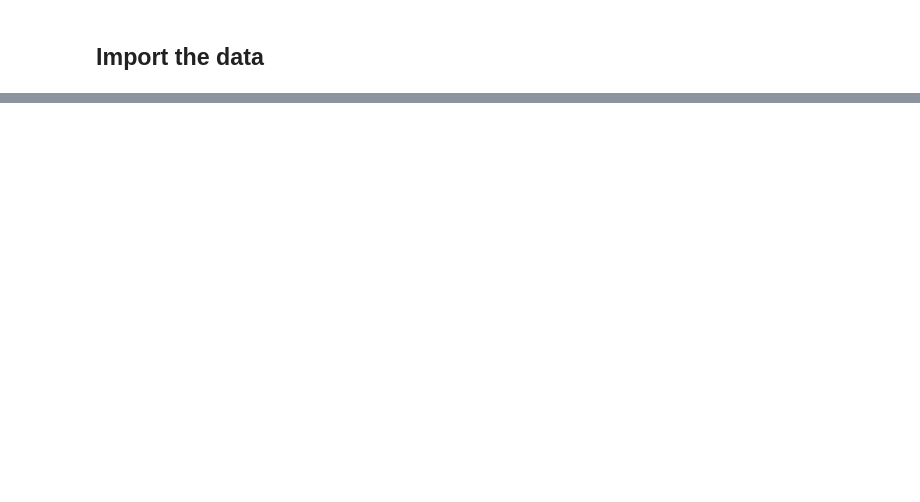
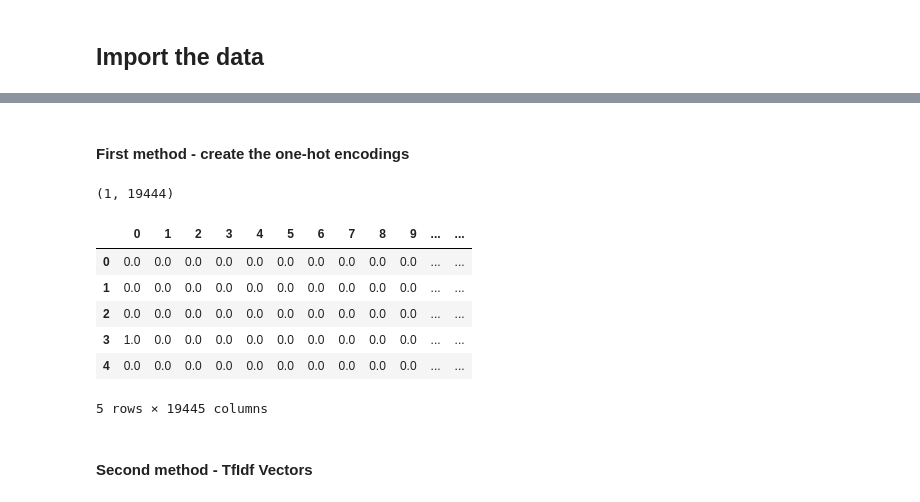
Before and after one commit to yuvaltimen/AuthorshipAttribution, a Jupyter notebook: authorship_attribution.ipynb, the cells around one changed output, grey strips where cells are left out. Saved outputs shown, nothing was run; the diff lists cells and outputs as text; code cells hidden in the pictures; blank space fills up the shorter version.

```diff
--- a/authorship_attribution.ipynb
+++ b/authorship_attribution.ipynb
@@ -103,2 +207,9 @@ def clean_data(data):
 
     return output
+# %%
+# Convert all of our data into cleaned lines
+browning_cleaned = clean_data(data_browning)
+churchill_cleaned = clean_data(data_churchill)
+longfellow_cleaned = clean_data(data_longfellow)
+shakespeare_cleaned = clean_data(data_shakespeare)
+shelley_cleaned = clean_data(data_shelley)
@@ -104,0 +367,2 @@ def clean_data(data):
+# %% [markdown]
+#### First method - create the one-hot encodings
@@ -104,0 +435,49 @@ def clean_data(data):
+# %%
+# Convert the one-hot encoded list of lists into a single encoded list
+browning_encoded = consolidate_encodings(browning_onehot)
+churchill_encoded = consolidate_encodings(churchill_onehot)
+longfellow_encoded = consolidate_encodings(longfellow_onehot)
+shakespeare_encoded = consolidate_encodings(shakespeare_onehot)
+shelley_encoded = consolidate_encodings(shelley_onehot)
+print(shelley_encoded[0].shape)
+# %% [output]
+(1, 19444)
+# %%
+# We split the data into X (matrix: (n_samples, n_features))
+# and y: (n_samples, 1).
+
+label_mapping = {
+    'browning': 1,
+    'churchill': 2,
+    'longfellow': 3,
+    'shakespeare': 4,
+    'shelley': 5
+}
+
+encoded_data = np.array(browning_encoded
+                + churchill_encoded
+                + longfellow_encoded
+                + shakespeare_encoded
+                + shelley_encoded)
+
+encoded_data = encoded_data.reshape(encoded_data.shape[0], encoded_data.shape[2])
+
+labels_ohe = np.array([label_mapping['browning'] for _ in browning_encoded]
+         + [label_mapping['churchill'] for _ in churchill_encoded]
+         + [label_mapping['longfellow'] for _ in longfellow_encoded]
+         + [label_mapping['shakespeare'] for _ in shakespeare_encoded]
+         + [label_mapping['shelley'] for _ in shelley_encoded])
+
+df_ohe = pd.DataFrame(encoded_data)
+df_ohe['label'] = labels_ohe
+df_ohe.head()
+# %% [output]
+|  | 0 | 1 | 2 | 3 | 4 | 5 | 6 | 7 | 8 | 9 | ... | ... |
+| 0 | 0.0 | 0.0 | 0.0 | 0.0 | 0.0 | 0.0 | 0.0 | 0.0 | 0.0 | 0.0 | ... | ... |
+| 1 | 0.0 | 0.0 | 0.0 | 0.0 | 0.0 | 0.0 | 0.0 | 0.0 | 0.0 | 0.0 | ... | ... |
+| 2 | 0.0 | 0.0 | 0.0 | 0.0 | 0.0 | 0.0 | 0.0 | 0.0 | 0.0 | 0.0 | ... | ... |
+| 3 | 1.0 | 0.0 | 0.0 | 0.0 | 0.0 | 0.0 | 0.0 | 0.0 | 0.0 | 0.0 | ... | ... |
+| 4 | 0.0 | 0.0 | 0.0 | 0.0 | 0.0 | 0.0 | 0.0 | 0.0 | 0.0 | 0.0 | ... | ... |
+5 rows × 19445 columns
+# %% [markdown]
+#### Second method - TfIdf Vectors
```
Also changed, not shown: parts of 30 cells of this notebook.
